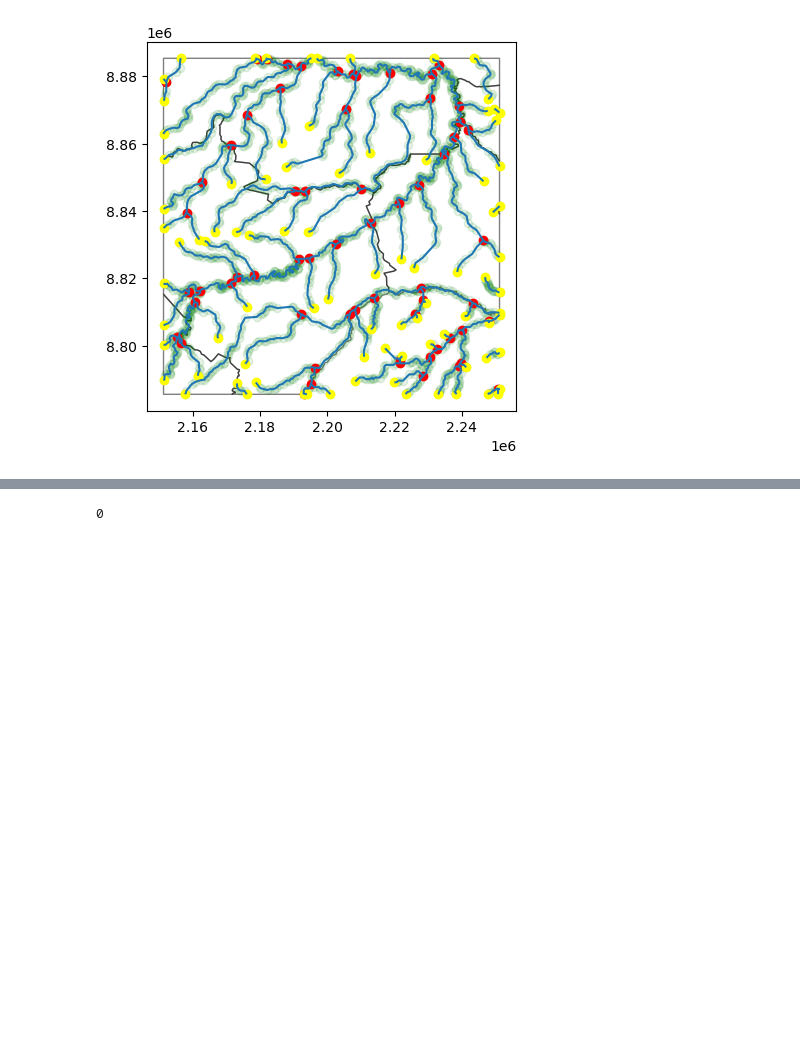
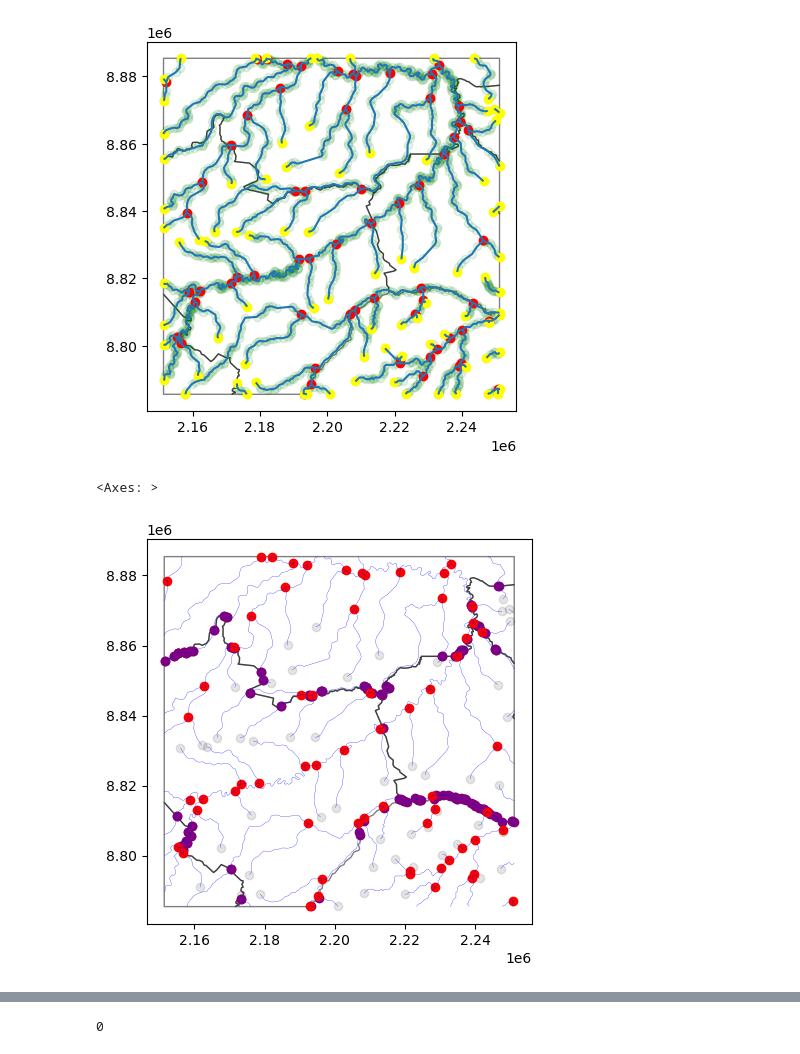
Before and after one commit to felixschulz385/Masterthesis, a Jupyter notebook: code/experiments/tests.ipynb, the cells around one changed output, grey strips where cells are left out. Drawn from its saved outputs; the diff is of its cells as text; code cells hidden in the pictures; blank space fills up the shorter version.

Commit message:
Finalized river network parsing

```diff
--- a/code/experiments/tests.ipynb
+++ b/code/experiments/tests.ipynb
@@ -134,3 +58,0 @@ class river_network:
-# %%
-boundaries = gpd.read_file("/pfs/work7/workspace/scratch/tu_zxobe27-master_thesis/data/misc/raw/gadm/gadm41_BRA_2.json", engine = "pyogrio")
-boundaries_subset = gpd.clip(boundaries.to_crs(5641), grid_data.geometry.iloc[i])
@@ -152,0 +430,22 @@ subset.shapefile.loc[44522]
+# %%
+rivers_brazil = river_network(rivers[(rivers.NORIOCOMP != "Linha de Costa")],
+                              boundaries,
+                              rivers[(rivers.NORIOCOMP == "Linha de Costa")])
+# explode multi-geometries
+rivers_brazil.explode_rivers()
+rivers_brazil.update_vertices()
+# compute nodes
+rivers_brazil.update_network_nodes()
+rivers_brazil.update_border_nodes() # (multiprocessing-enabled: est. 4min)
+rivers_brazil.update_end_nodes()
+rivers_brazil.update_vertices()
+rivers_brazil.update_nodes()
+
+# break lines at nodes
+rivers_brazil.break_lines_at_nodes() # (multiprocessing-enabled: est. 10min)
+rivers_brazil.explode_rivers()
+rivers_brazil.update_vertices()
+# clean shapefile
+rivers_brazil.update_estuary_nodes()
+rivers_brazil.clean_shapefile()
+rivers_brazil.store_network("/pfs/work7/workspace/scratch/tu_zxobe27-master_thesis/data/misc/")
@@ -152,0 +460,3 @@ subset.shapefile.loc[44522]
+# %%
+rivers_brazil_shapefile = gpd.read_feather("/pfs/work7/workspace/scratch/tu_zxobe27-master_thesis/data/misc/shapefile.feather")
+rivers_brazil_topology = gpd.read_feather("/pfs/work7/workspace/scratch/tu_zxobe27-master_thesis/data/misc/topology.feather")
@@ -168,0 +482,11 @@ gpd.GeoSeries([shapely.geometry.Point(x) for x in subset.ends]).plot(ax = ax, co
+# %%
+import matplotlib.pyplot as plt
+fig, ax = plt.subplots(figsize = (5,5))
+gpd.clip(rivers_brazil_shapefile, grid_data.geometry.iloc[[i]].total_bounds).plot(ax = ax, linewidth = .2, edgecolor = "blue")
+boundaries_subset.plot(ax = ax, edgecolor = "black", color = "None", alpha = .5)
+gpd.clip(gpd.GeoSeries(np.apply_along_axis(Point, 1, rivers_brazil.end_nodes)), grid_data.geometry.iloc[[i]].total_bounds).plot(ax = ax, color = "black", alpha = .1)
+gpd.clip(gpd.GeoSeries(np.apply_along_axis(Point, 1, rivers_brazil.border_nodes)), grid_data.geometry.iloc[[i]].total_bounds).plot(ax = ax, color = "purple")
+gpd.clip(gpd.GeoSeries(np.apply_along_axis(Point, 1, rivers_brazil.network_nodes)), grid_data.geometry.iloc[[i]].total_bounds).plot(ax = ax, color = "red")
+# %% [output]
+<Axes: >
+[figure, added]
```
Also changed, not shown: parts of 36 cells of this notebook, 4 other files.
